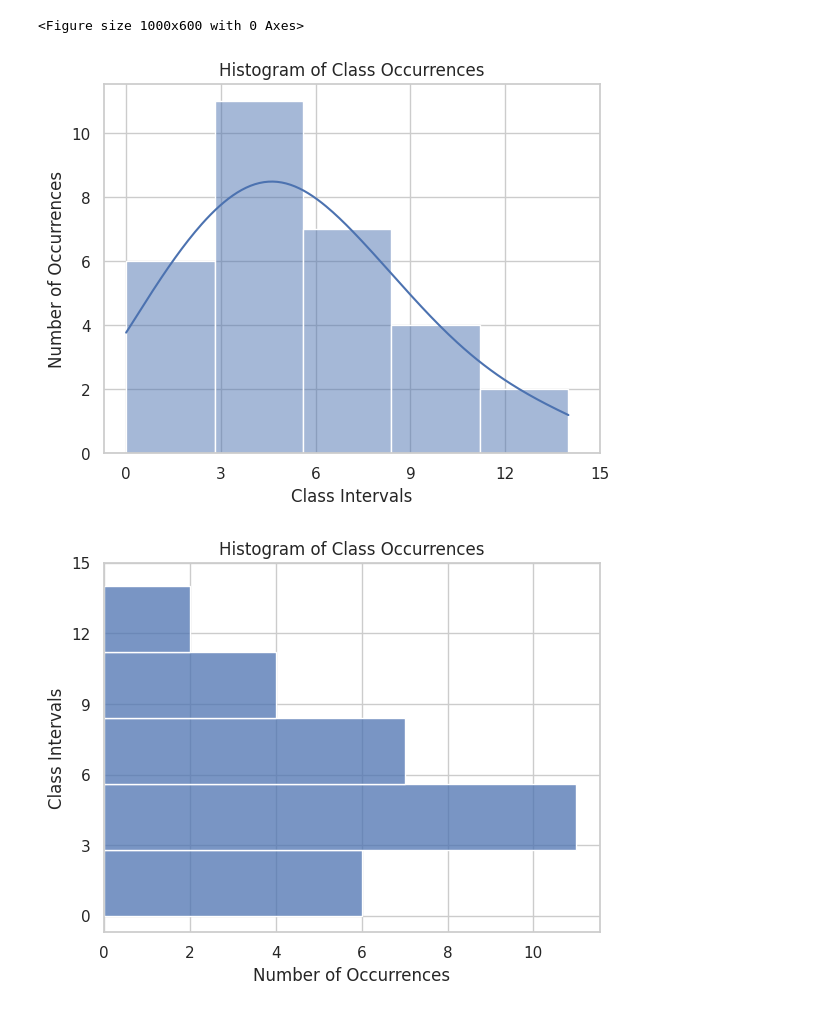
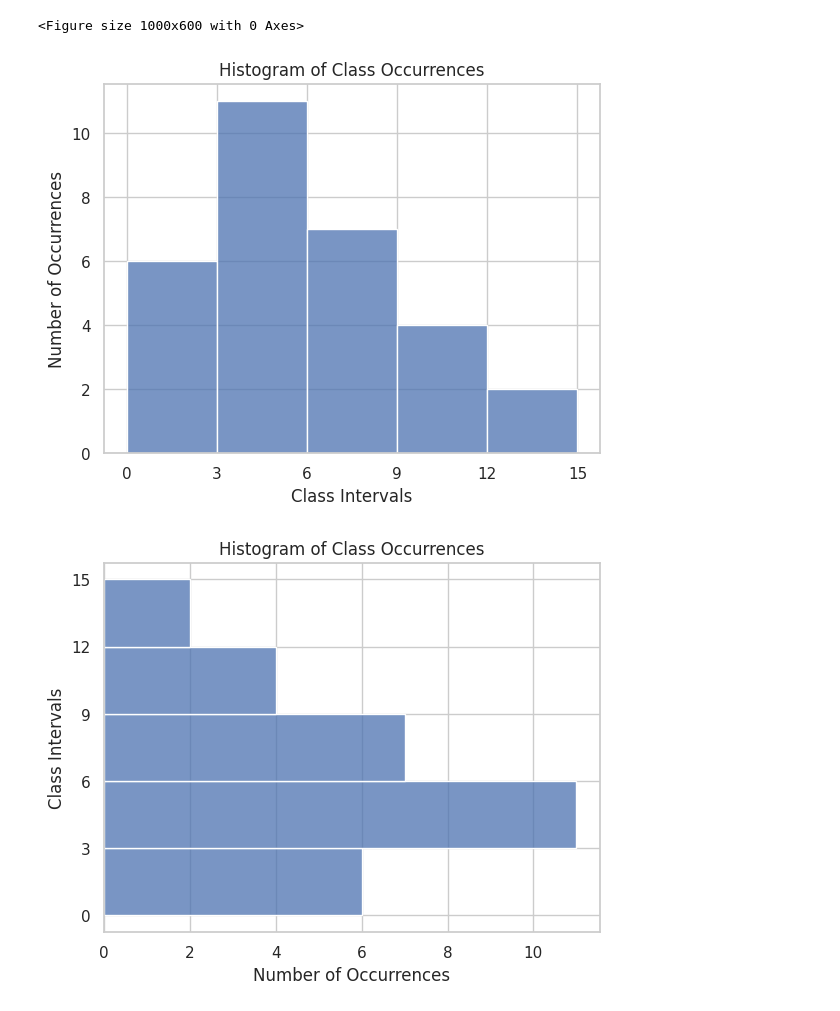
Before and after one commit to manujsinghwal/applied-statistics-in-python, a Jupyter notebook: 2. data-vizualization/the_histogram.ipynb, the cells around one changed output. Drawn from its saved outputs; the diff is of its cells as text; code cells hidden in the pictures.

```diff
--- a/2. data-vizualization/the_histogram.ipynb
+++ b/2. data-vizualization/the_histogram.ipynb
@@ -64,0 +46,11 @@ df1.head()
+# %%
+# Generating dataset
+df = pd.DataFrame({
+    'Class': ['[3-6)','[3-6)','[0-3)','[0-3)','[6-9)','[6-9)','[3-6)','[6-9)','[6-9)','[3-6)','[0-3)','[9-12)','[0-3)','[12-15)','[12-15)','[3-6)','[3-6)','[9-12)','[6-9)','[0-3)','[9-12)','[9-12)','[3-6)','[3-6)','[0-3)','[3-6)','[6-9)','[3-6)','[3-6)','[6-9)'],
+    'CallsPerDay': [4,5,1,0,7,8,3,6,8,3,0,9,2,12,14,5,5,10,7,2,11,9,4,3,1,5,7,3,5,6],
+    'DayType': ['Weekday','Weekday','Weekday','Weekday','Weekday','Weekend','Weekend','Weekday','Weekday','Weekday','Weekday','Weekday','Weekend','Weekend','Weekday','Weekday','Weekday','Weekday','Weekday','Weekend','Weekend','Weekday','Weekday','Weekday','Weekday','Weekday','Weekend','Weekend','Weekday','Weekday'],
+    'Date':['2021-03-01','2021-03-02','2021-03-03','2021-03-04','2021-03-05','2021-03-06','2021-03-07','2021-03-08','2021-03-09','2021-03-10','2021-03-11','2021-03-12','2021-03-13','2021-03-14','2021-03-15','2021-03-16','2021-03-17','2021-03-18','2021-03-19','2021-03-20','2021-03-21','2021-03-22','2021-03-23','2021-03-24','2021-03-25','2021-03-26','2021-03-27','2021-03-28','2021-03-29','2021-03-30']
+})
+
+# Shows top 5 records only
+df.head()
@@ -65,8 +64,8 @@ df1.head()
 # %%
 # Best number of classes based on the rule 2^k >= n (since 2^5 >= 30)
 k = 5
-min_value = df1['CallsPerDay'].min()
-max_value = df1['CallsPerDay'].max()
+min_value = df['CallsPerDay'].min()
+max_value = df['CallsPerDay'].max()
 
 # Classes width (rounded up to the next whole number)
 w = np.ceil((max_value - min_value)/k).astype(int)
@@ -86,26 +85,39 @@ sns.set(style='whitegrid') # Setting the background theme
 # %% [output]
 <Figure size 1000x600 with 0 Axes>
 # %%
-# Plotting the histogram
-sns.histplot(data=df1, x='CallsPerDay', bins=bins, binwidth=w)
+# Plotting histogram
+sns.histplot(
+    data=df,
+    x='CallsPerDay',
+    bins=bins
+    )
 
-# Set x-axis ticks to match the bin edges
+# Setting up x-axis ticks to match the bin edges
 plt.xticks(bins)
+
+# Adding labels and title
 plt.xlabel("Class Intervals")
 plt.ylabel("Number of Occurrences")
 plt.title("Histogram of Class Occurrences")
 plt.show()
 # %% [output]
-[figure, old version]
+[figure, new version]
 # %%
-# Plotting the histogram
-sns.histplot(data=df1, y='CallsPerDay', bins=bins, binwidth=w)
+# Plotting histogram
+# Flipping the plot by assigning the data variable to the y axis
+sns.histplot(
+    data=df,
+    y='CallsPerDay',
+    bins=bins
+    )
 
-# Set x-axis ticks to match the bin edges
+# Setting up y-axis ticks to match the bin edges
 plt.yticks(bins)
+
+# Adding labels and title
 plt.ylabel("Class Intervals")
 plt.xlabel("Number of Occurrences")
 plt.title("Histogram of Class Occurrences")
 plt.show()
 # %% [output]
-[figure, old version]
+[figure, new version]
```
Also changed, not shown: parts of 12 cells of this notebook.
